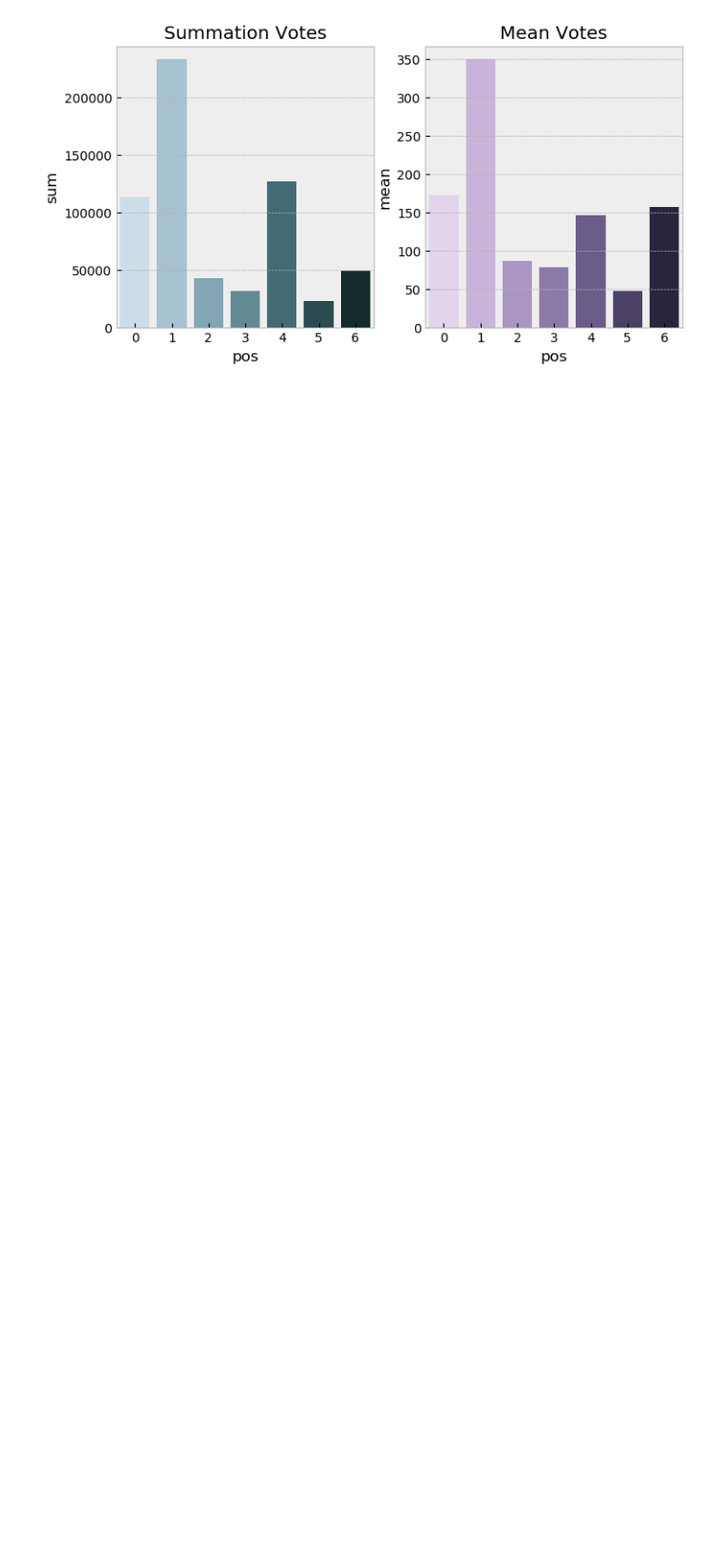
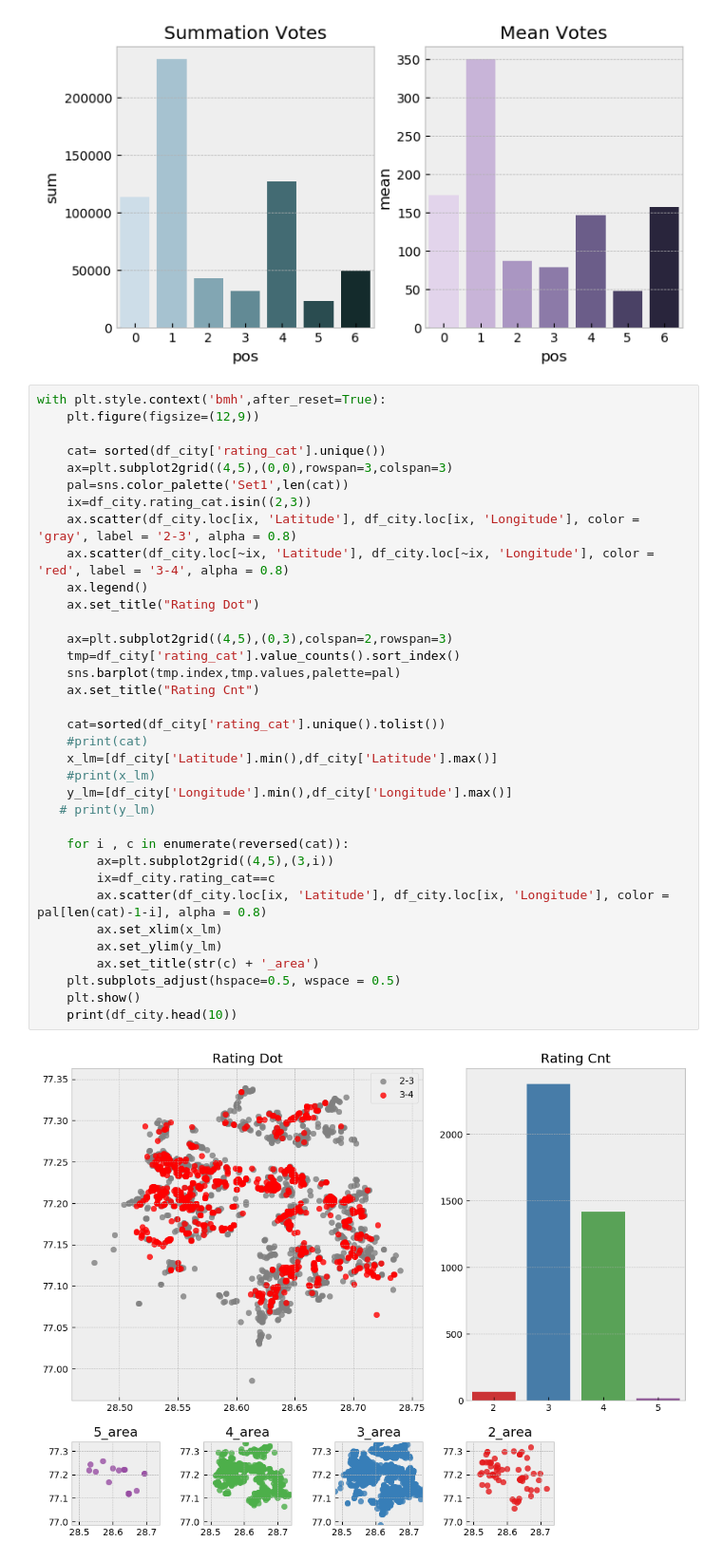
Before and after one commit to AvinashDamodaran/Zomato-Restaurant, a Jupyter notebook: Zomato India Restaurant.ipynb, the cells around one changed output. Shown: that part at 95% size. Drawn from its saved outputs; the diff is of its cells as text; blank space fills up the shorter version.

```diff
--- a/Zomato India Restaurant.ipynb
+++ b/Zomato India Restaurant.ipynb
@@ -182,3 +182,40 @@ with plt.style.context('bmh',after_reset=True):
 # %% [output]
 [figure]
 [figure]
+# %%
+with plt.style.context('bmh',after_reset=True):
+    plt.figure(figsize=(12,9))
+
+    cat= sorted(df_city['rating_cat'].unique())
+    ax=plt.subplot2grid((4,5),(0,0),rowspan=3,colspan=3)
+    pal=sns.color_palette('Set1',len(cat))
+    ix=df_city.rating_cat.isin((2,3))
+    ax.scatter(df_city.loc[ix, 'Latitude'], df_city.loc[ix, 'Longitude'], color = 'gray', label = '2-3', alpha = 0.8)
+    ax.scatter(df_city.loc[~ix, 'Latitude'], df_city.loc[~ix, 'Longitude'], color = 'red', label = '3-4', alpha = 0.8)
+    ax.legend()
+    ax.set_title("Rating Dot")
+
+    ax=plt.subplot2grid((4,5),(0,3),colspan=2,rowspan=3)
+    tmp=df_city['rating_cat'].value_counts().sort_index()
+    sns.barplot(tmp.index,tmp.values,palette=pal)
+    ax.set_title("Rating Cnt")
+
+    cat=sorted(df_city['rating_cat'].unique().tolist())
+    #print(cat)
+    x_lm=[df_city['Latitude'].min(),df_city['Latitude'].max()]
+    #print(x_lm)
+    y_lm=[df_city['Longitude'].min(),df_city['Longitude'].max()]
+   # print(y_lm)
+
+    for i , c in enumerate(reversed(cat)):
+        ax=plt.subplot2grid((4,5),(3,i))
+        ix=df_city.rating_cat==c
+        ax.scatter(df_city.loc[ix, 'Latitude'], df_city.loc[ix, 'Longitude'], color = pal[len(cat)-1-i], alpha = 0.8)
+        ax.set_xlim(x_lm)
+        ax.set_ylim(y_lm)
+        ax.set_title(str(c) + '_area')
+    plt.subplots_adjust(hspace=0.5, wspace = 0.5)
+    plt.show()
+    print(df_city.head(10))
+# %% [output]
+[figure, added]
```
Also changed, not shown: parts of 8 cells of this notebook.
